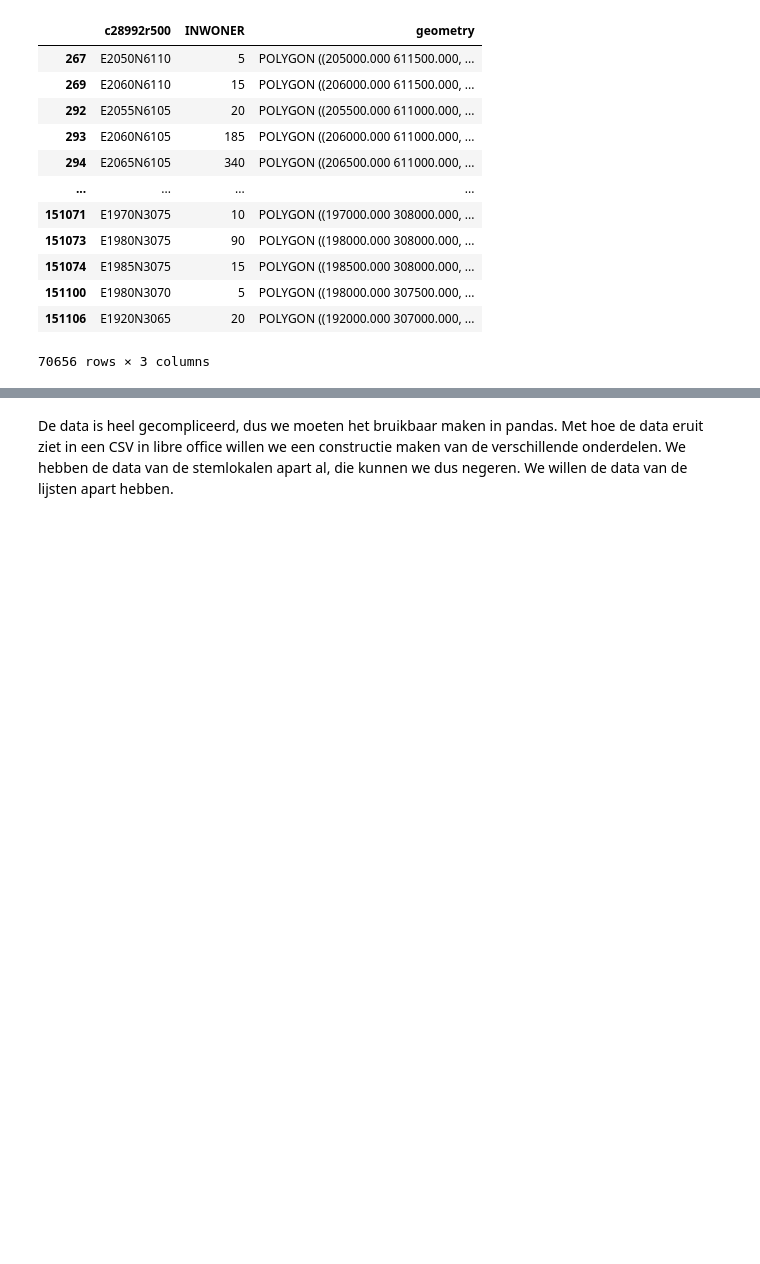
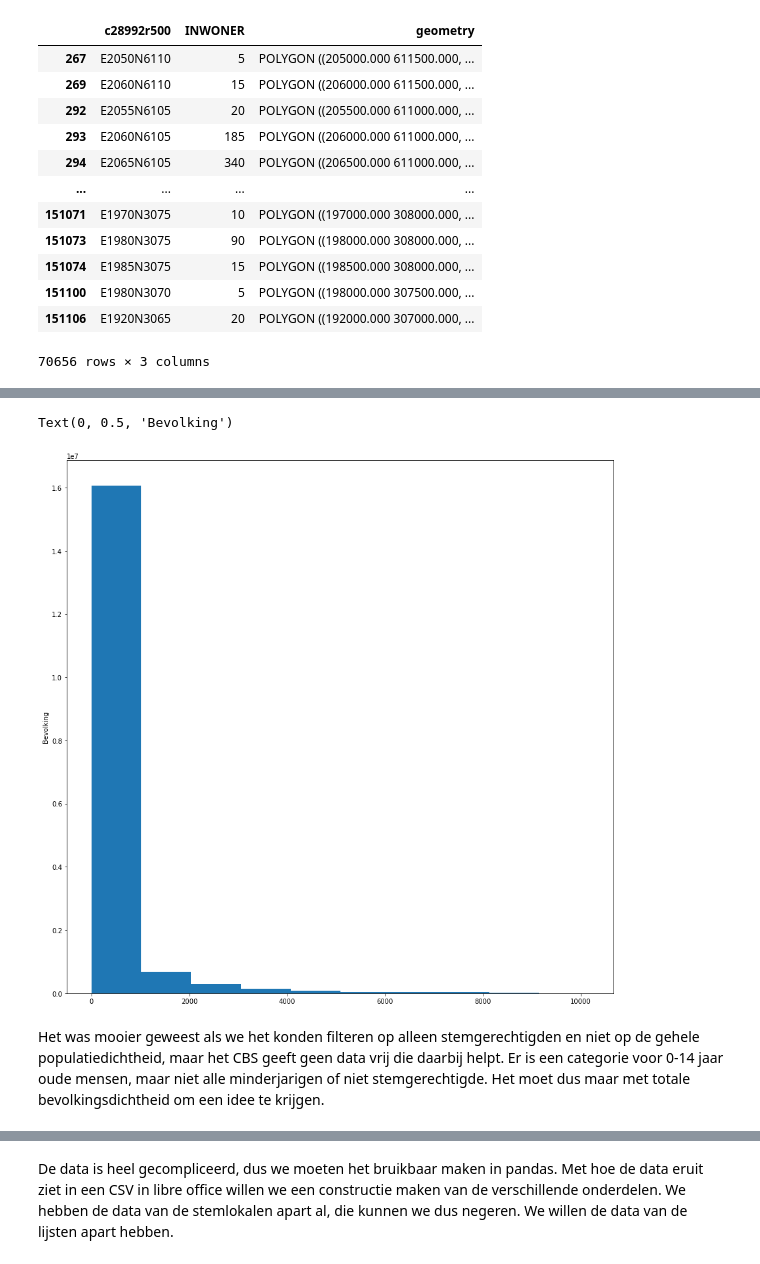
Before and after one commit to openstate/stembureau-meting, a Jupyter notebook: jupyter/stembureau_data.ipynb, the cells around one changed output, grey strips where cells are left out. Cells and saved outputs as stored; diff of their text form; code cells hidden in the pictures; blank space fills up the shorter version.

```diff
--- a/jupyter/stembureau_data.ipynb
+++ b/jupyter/stembureau_data.ipynb
@@ -238,0 +302,4 @@ embed_map(map)
+# %%
+nl_map_dst_points = nl_map_dst
+nl_map_dst_points['geometry'] = nl_map_dst_points['geometry'].centroid
+nl_map_dst_points.head()
@@ -238,0 +313,26 @@ embed_map(map)
+# %%
+import numpy as np
+
+from scipy.spatial import cKDTree
+from shapely.geometry import Point
+#Found on https://gis.stackexchange.com/questions/222315/finding-nearest-point-in-other-geodataframe-using-geopandas
+def ckdnearest(gdA, gdB):
+
+    nA = np.array(list(gdA.geometry.apply(lambda x: (x.x, x.y))))
+    nB = np.array(list(gdB.geometry.apply(lambda x: (x.x, x.y))))
+    btree = cKDTree(nB)
+    dist, idx = btree.query(nA, k=1)
+    gdB_nearest = gdB.iloc[idx].drop(columns="geometry").reset_index(drop=True)
+    gdf = pd.concat(
+        [
+            gdA.reset_index(drop=True),
+            gdB_nearest,
+            pd.Series(dist, name='dist')
+        ],
+        axis=1)
+
+    return gdf
+
+#error bar is +- sqrt(250²*2)m ≈ +-353.553390593m
+df_nearest = ckdnearest(nl_map_dst_points.to_crs(epsg=28992), df_geojson_clean.to_crs(epsg=28992))
+df_nearest.head()
@@ -239,3 +347,12 @@ embed_map(map)
+# %%
+
+#TODO: filter out municipalities that don't have an election in 2022
+df_nearest['dist'].plot(kind="hist", weights=df_nearest['INWONER'], figsize=(15,15), density=False).set_ylabel('Bevolking')
+# %% [output]
+Text(0, 0.5, 'Bevolking')
+[figure, added]
+# %% [markdown]
+Het was mooier geweest als we het konden filteren op alleen stemgerechtigden en niet op de gehele populatiedichtheid, maar het CBS geeft geen data vrij die daarbij helpt. Er is een categorie voor 0-14 jaar oude mensen, maar niet alle minderjarigen of niet stemgerechtigde. Het moet dus maar met totale bevolkingsdichtheid om een idee te krijgen.
 # %%
 df_wims = pd.read_csv(r'../data/wims.csv')
 print(df_wims)
```
Also changed, not shown: parts of 17 cells of this notebook, 2 other files.
